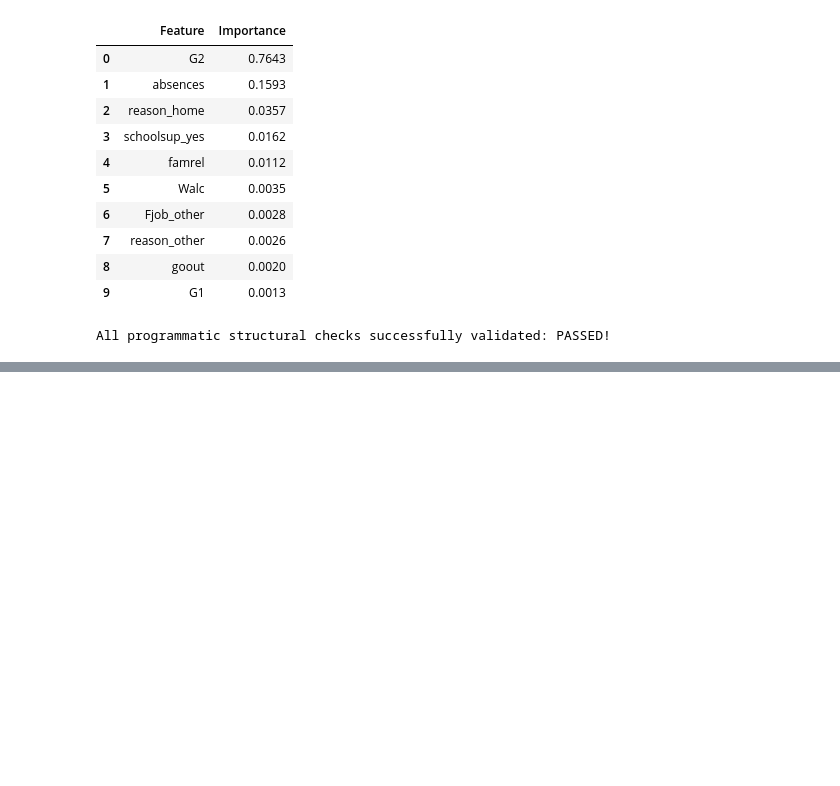
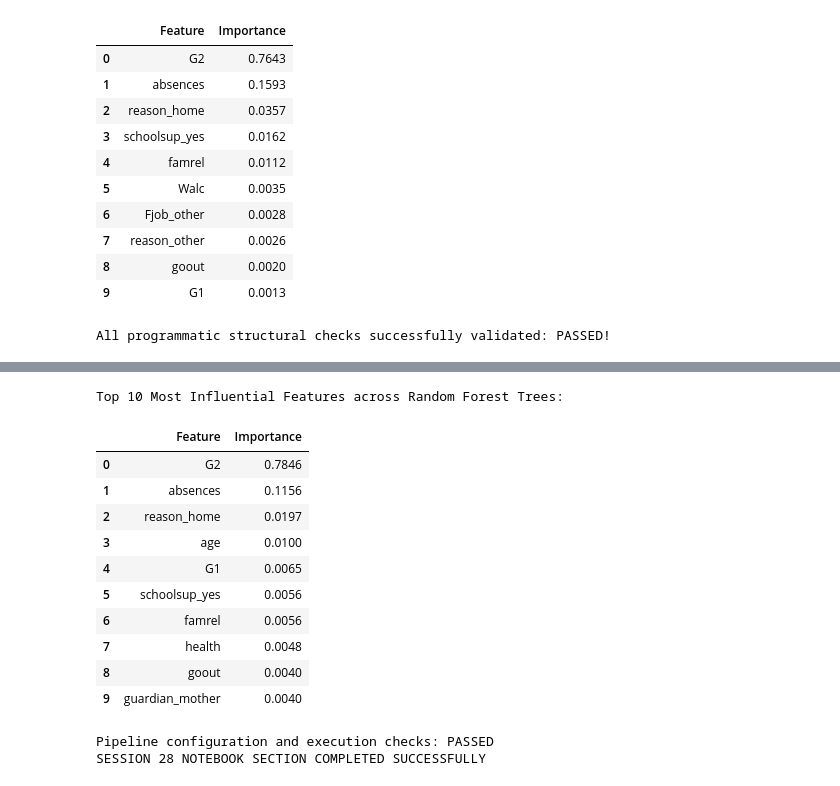
Before and after one commit to NDracorex/student-performance-ml, a Jupyter notebook: notebooks/05_regression_models.ipynb, the cells around one changed output, grey strips where cells are left out. Drawn from its saved outputs; the diff is of its cells as text; code cells hidden in the pictures; blank space fills up the shorter version.

```diff
--- a/notebooks/05_regression_models.ipynb
+++ b/notebooks/05_regression_models.ipynb
@@ -569,0 +595,24 @@ All programmatic structural checks successfully validated: PASSED!
+# %%
+# Initialize Random Forest Regressor
+rf = RandomForestRegressor(n_estimators=300, random_state=42)
+
+# Fit model using raw, full-information training features
+rf.fit(Xtr_f, ytr)
+
+# Generate predictions for training and testing datasets
+rf_train_predictions = rf.predict(Xtr_f)
+rf_test_predictions = rf.predict(Xte_f)
+
+# Evaluate metrics using the project's evaluation function
+rf_train_results = eval_reg(ytr, rf_train_predictions)
+rf_test_results = eval_reg(yte, rf_test_predictions)
+
+# Standalone split comparison dataframe
+rf_split_comparison = pd.DataFrame([
+    {"Model": "Random Forest", "Dataset": "Training", **rf_train_results},
+    {"Model": "Random Forest", "Dataset": "Test", **rf_test_results}
+])
+
+print("Session 28 Standalone Split Results:")
+display(rf_split_comparison.round(4))
+print(f"Total estimators (Trees) fitted: {len(rf.estimators_)}")
@@ -569,0 +686,38 @@ All programmatic structural checks successfully validated: PASSED!
+# %%
+# Extract the mean decrease in impurity feature importances
+if hasattr(Xtr_f, "columns"):
+    rf_feature_names = list(Xtr_f.columns)
+else:
+    rf_feature_names = [f"Feature_{i:03d}" for i in range(Xtr_f.shape[1])]
+
+rf_importances = pd.DataFrame({
+    "Feature": rf_feature_names,
+    "Importance": rf.feature_importances_
+}).sort_values(by="Importance", ascending=False).reset_index(drop=True)
+
+print("Top 10 Most Influential Features across Random Forest Trees:")
+display(rf_importances.head(10).round(4))
+# %% [output]
+Top 10 Most Influential Features across Random Forest Trees:
+|  | Feature | Importance |
+| 0 | G2 | 0.7846 |
+| 1 | absences | 0.1156 |
+| 2 | reason_home | 0.0197 |
+| 3 | age | 0.0100 |
+| 4 | G1 | 0.0065 |
+| 5 | schoolsup_yes | 0.0056 |
+| 6 | famrel | 0.0056 |
+| 7 | health | 0.0048 |
+| 8 | goout | 0.0040 |
+| 9 | guardian_mother | 0.0040 |
+# %%
+# Verification checks for model parameters and target shapes
+assert rf.n_estimators == 300, "Error: Estimator count parameter does not match specified configuration (300)!"
+assert len(rf_test_predictions) == len(yte), "Error: Output shape mismatch between targets and prediction vectors!"
+assert np.isfinite(rf_test_predictions).all(), "Error: Predictions contain non-finite values!"
+
+print("Pipeline configuration and execution checks: PASSED")
+print("SESSION 28 NOTEBOOK SECTION COMPLETED SUCCESSFULLY")
+# %% [output]
+Pipeline configuration and execution checks: PASSED
+SESSION 28 NOTEBOOK SECTION COMPLETED SUCCESSFULLY
```
Also changed, not shown: parts of 10 cells of this notebook, 2 other files.
